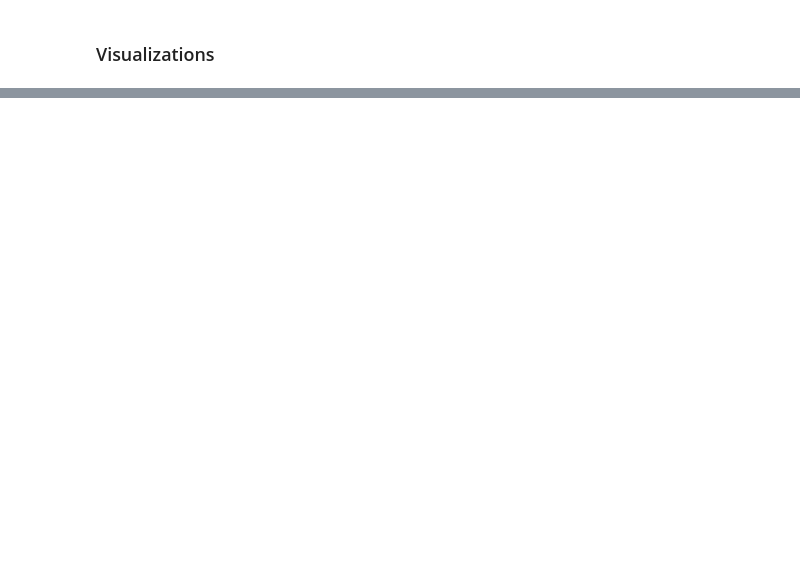
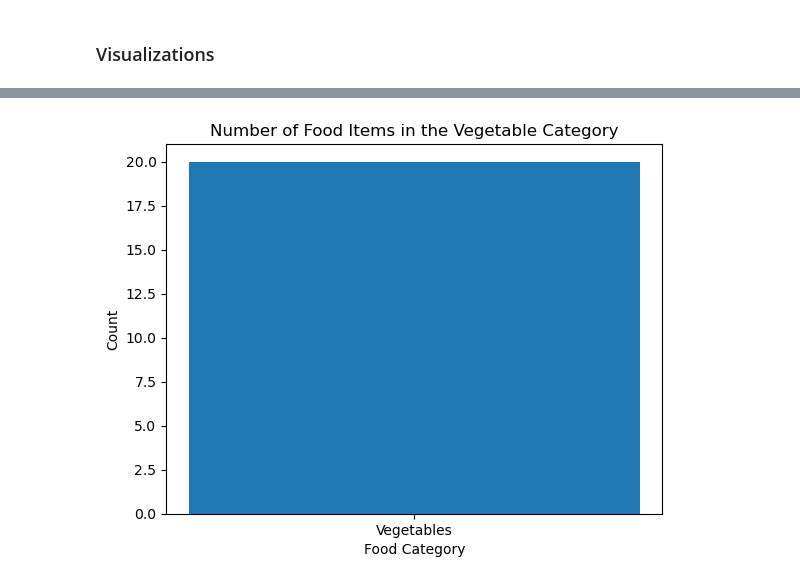
Before and after one commit to HardoModo/Dev10-Capstone, a Jupyter notebook: Janeel/Food_nutrient.ipynb, the cells around one changed output, grey strips where cells are left out. Cells and saved outputs as stored; diff of their text form; code cells hidden in the pictures; blank space fills up the shorter version.

```diff
--- a/Janeel/Food_nutrient.ipynb
+++ b/Janeel/Food_nutrient.ipynb
@@ -599,0 +761,16 @@ plt.show()
+# %%
+# Count the number of food items in the vegetable category
+vegetable_count = df2['Food_Vegetables'].sum()
+
+# Create a bar plot
+plt.bar('Vegetables', vegetable_count)
+
+# Add labels and title
+plt.xlabel('Food Category')
+plt.ylabel('Count')
+plt.title('Number of Food Items in the Vegetable Category')
+
+# Display the plot
+plt.show()
+# %% [output]
+[figure, added]
```
Also changed, not shown: parts of 31 cells of this notebook.
